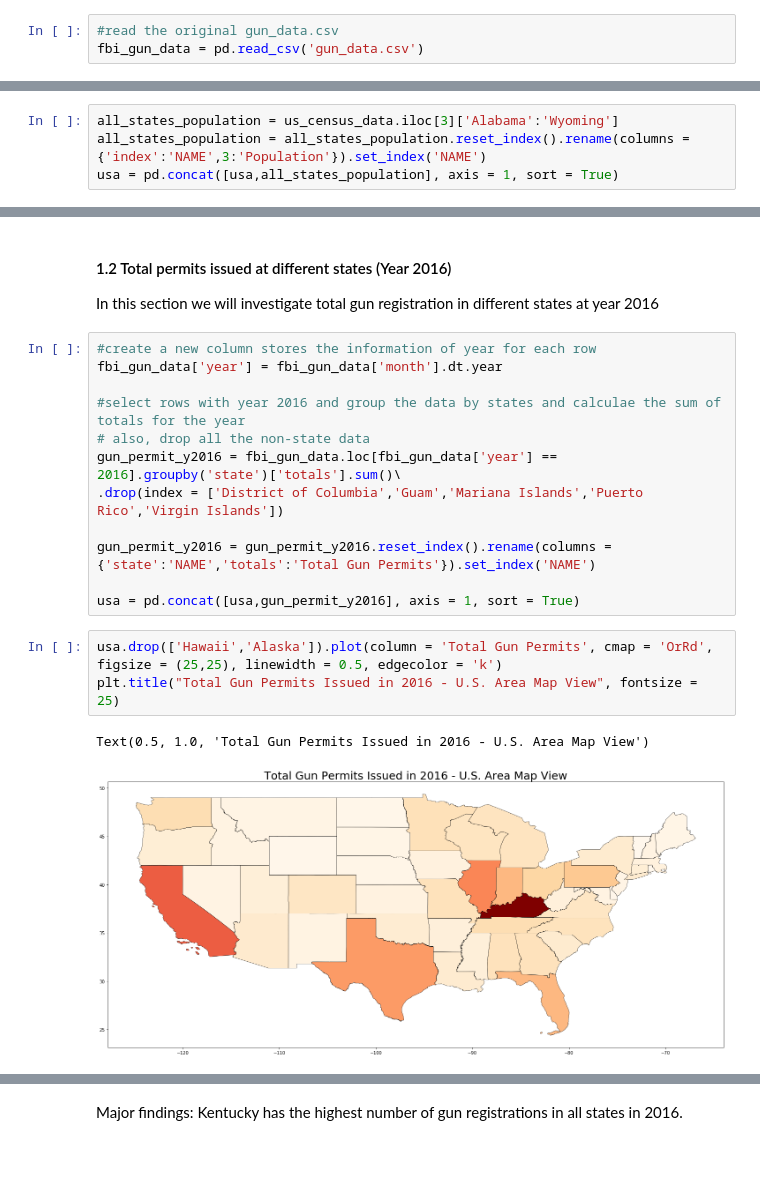
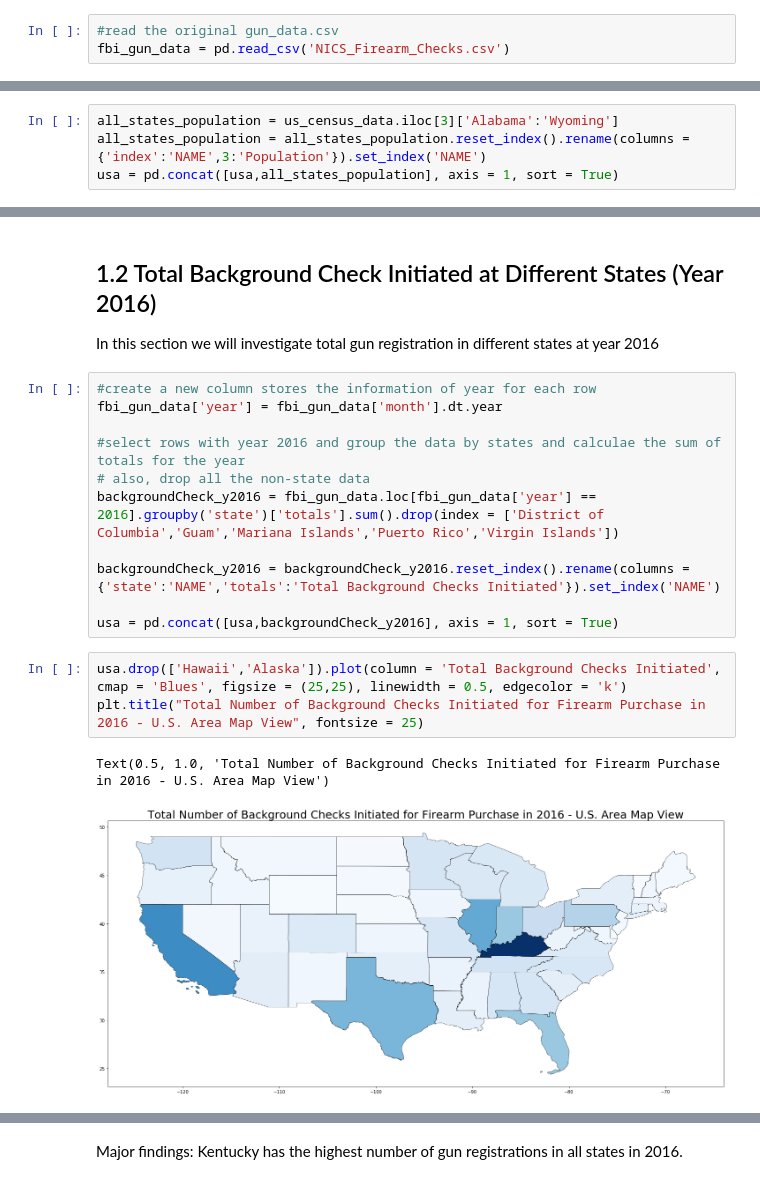
Before and after one commit to siuyik11/fbi_firearm_data_analysis, a Jupyter notebook: fbi_gun_data_analysis.ipynb, the cells around one changed output, grey strips where cells are left out. Saved outputs shown, nothing was run; the diff lists cells and outputs as text; blank space fills up the shorter version.

```diff
--- a/fbi_gun_data_analysis.ipynb
+++ b/fbi_gun_data_analysis.ipynb
@@ -48,7 +45,7 @@ us_census_data.head(3)
 3 rows × 51 columns
 # %%
 #read the original gun_data.csv
-fbi_gun_data = pd.read_csv('gun_data.csv')
+fbi_gun_data = pd.read_csv('NICS_Firearm_Checks.csv')
 # %%
 #fill NaN in the dataframe with 0
 fbi_gun_data = fbi_gun_data.fillna(0)
@@ -93,5 +108,5 @@ Text(0.5, 1.0, 'Population in Each of the 48 Contiguous States. Data from 2010 C
 # %% [markdown]
-#### 1.2  Total permits issued at different states (Year 2016)
+## 1.2  Total Background Check Initiated at Different States (Year 2016)
 In this section we will investigate total gun registration in different states at year 2016
 # %%
 #create a new column stores the information of year for each row
@@ -99,16 +114,15 @@ fbi_gun_data['year'] = fbi_gun_data['month'].dt.year
 
 #select rows with year 2016 and group the data by states and calculae the sum of totals for the year
 # also, drop all the non-state data
-gun_permit_y2016 = fbi_gun_data.loc[fbi_gun_data['year'] == 2016].groupby('state')['totals'].sum()\
-.drop(index = ['District of Columbia','Guam','Mariana Islands','Puerto Rico','Virgin Islands'])
+backgroundCheck_y2016 = fbi_gun_data.loc[fbi_gun_data['year'] == 2016].groupby('state')['totals'].sum().drop(index = ['District of Columbia','Guam','Mariana Islands','Puerto Rico','Virgin Islands'])
 
-gun_permit_y2016 = gun_permit_y2016.reset_index().rename(columns = {'state':'NAME','totals':'Total Gun Permits'}).set_index('NAME')
+backgroundCheck_y2016 = backgroundCheck_y2016.reset_index().rename(columns = {'state':'NAME','totals':'Total Background Checks Initiated'}).set_index('NAME')
 
-usa = pd.concat([usa,gun_permit_y2016], axis = 1, sort = True)
+usa = pd.concat([usa,backgroundCheck_y2016], axis = 1, sort = True)
 # %%
-usa.drop(['Hawaii','Alaska']).plot(column = 'Total Gun Permits', cmap = 'OrRd', figsize = (25,25), linewidth = 0.5, edgecolor = 'k')
-plt.title("Total Gun Permits Issued in 2016 - U.S. Area Map View", fontsize = 25)
+usa.drop(['Hawaii','Alaska']).plot(column = 'Total Background Checks Initiated', cmap = 'Blues', figsize = (25,25), linewidth = 0.5, edgecolor = 'k')
+plt.title("Total Number of Background Checks Initiated for Firearm Purchase in 2016 - U.S. Area Map View", fontsize = 25)
 # %% [output]
-Text(0.5, 1.0, 'Total Gun Permits Issued in 2016 - U.S. Area Map View')
+Text(0.5, 1.0, 'Total Number of Background Checks Initiated for Firearm Purchase in 2016 - U.S. Area Map View')
-[figure, old version]
+[figure, new version]
 # %%
```
Also changed, not shown: parts of 31 cells of this notebook, 3 other files.
